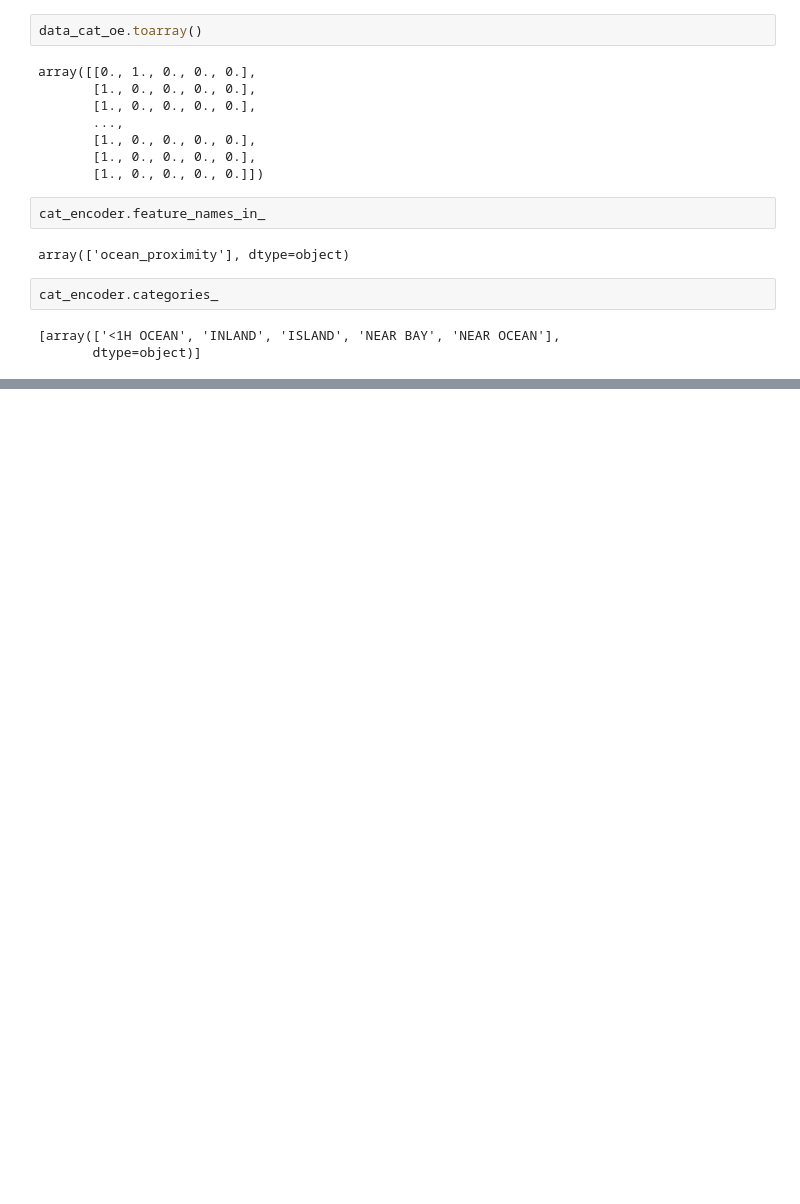
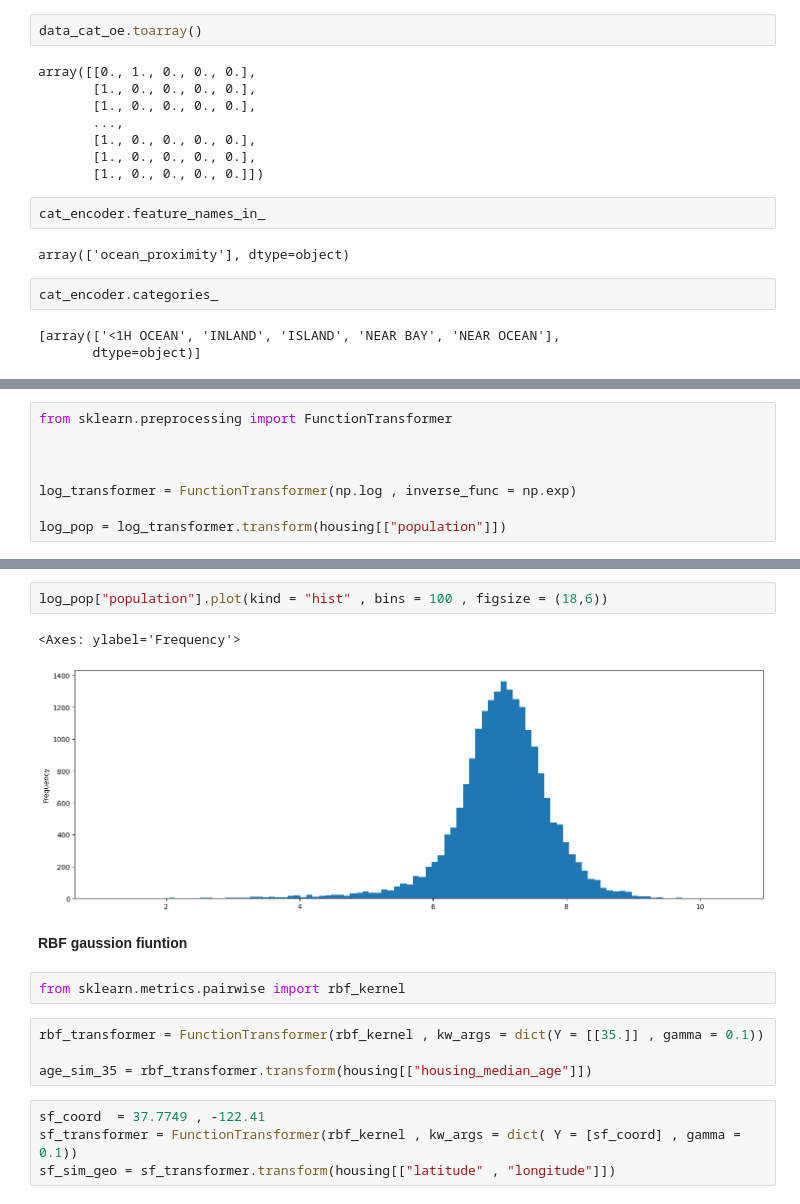
Before and after one commit to sike990/HandsOn-ML, a Jupyter notebook: HandsOnML.ipynb, the cells around one changed output, grey strips where cells are left out. Cells and saved outputs as stored; diff of their text form; blank space fills up the shorter version.

```diff
--- a/HandsOnML.ipynb
+++ b/HandsOnML.ipynb
@@ -418,0 +444,8 @@ cat_encoder.categories_
+# %%
+from sklearn.preprocessing import FunctionTransformer
+
+
+
+log_transformer = FunctionTransformer(np.log , inverse_func = np.exp)
+
+log_pop = log_transformer.transform(housing[["population"]])
@@ -418,0 +457,17 @@ cat_encoder.categories_
+# %%
+log_pop["population"].plot(kind = "hist" , bins = 100 , figsize = (18,6))
+# %% [output]
+<Axes: ylabel='Frequency'>
+[figure, added]
+# %% [markdown]
+**RBF gaussion fiuntion**
+# %%
+from sklearn.metrics.pairwise import rbf_kernel
+# %%
+rbf_transformer = FunctionTransformer(rbf_kernel , kw_args = dict(Y = [[35.]] , gamma = 0.1))
+
+age_sim_35 = rbf_transformer.transform(housing[["housing_median_age"]])
+# %%
+sf_coord  = 37.7749 , -122.41
+sf_transformer = FunctionTransformer(rbf_kernel , kw_args = dict( Y = [sf_coord] , gamma = 0.1))
+sf_sim_geo = sf_transformer.transform(housing[["latitude" , "longitude"]])
```
Also changed, not shown: parts of 6 cells of this notebook.
